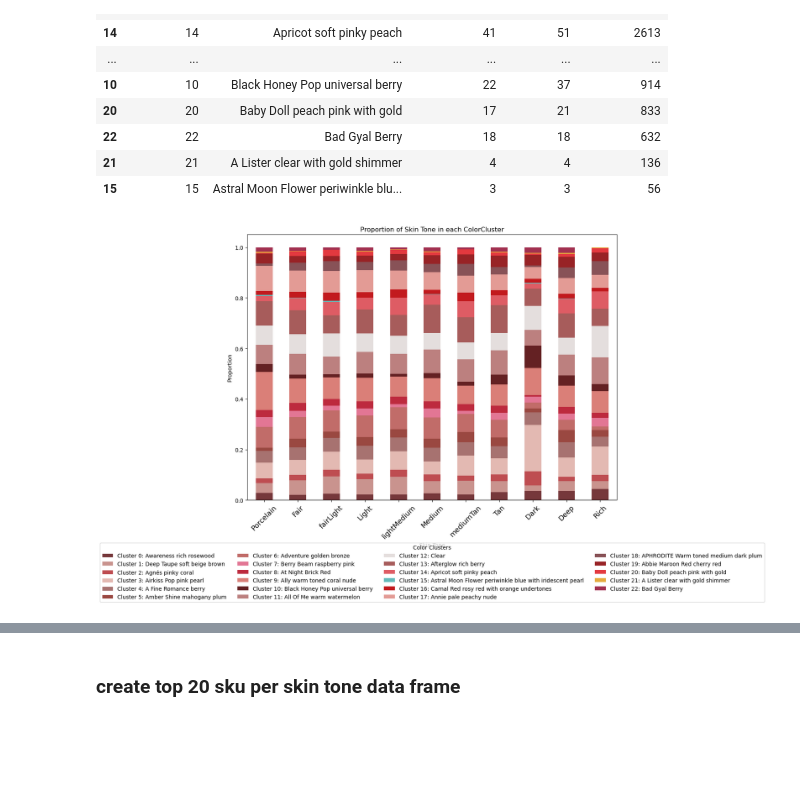
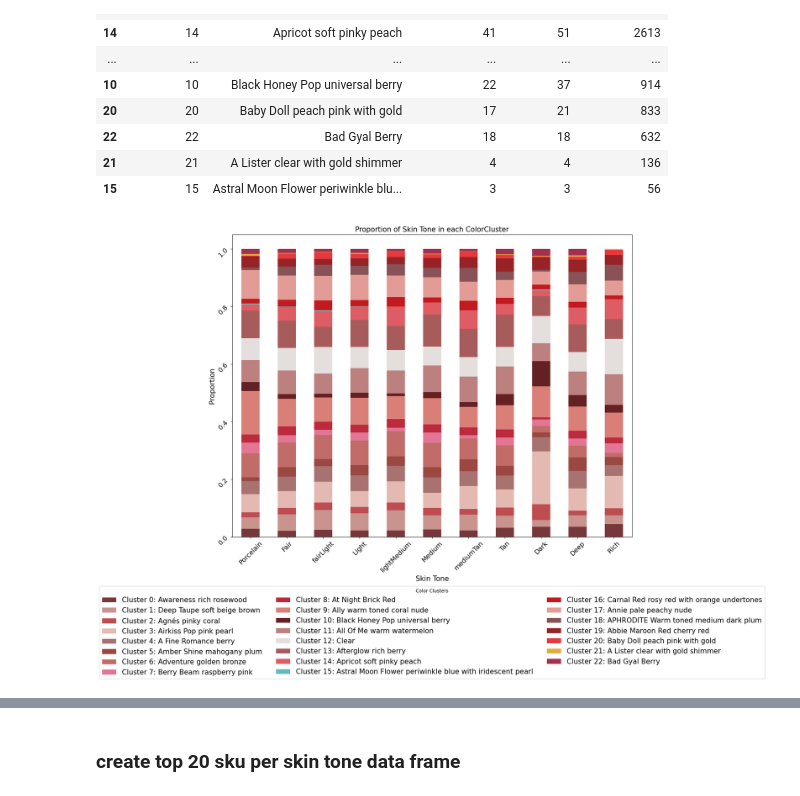
Before and after one commit to NoraStella-Chen/lipshade-lab, a Jupyter notebook: 2. EDA and Recommendation Datasets Preparation/2 EDA and Recommendation Datasets.ipynb, the cells around one changed output, grey strips where cells are left out. Cells and saved outputs as stored; diff of their text form; code cells hidden in the pictures; blank space fills up the shorter version.

```diff
--- a/2. EDA and Recommendation Datasets Preparation/2 EDA and Recommendation Datasets.ipynb
+++ b/2. EDA and Recommendation Datasets Preparation/2 EDA and Recommendation Datasets.ipynb
@@ -535,9 +493,9 @@ sorted_cluster_info = pd.DataFrame({
 })
 # %%
 # Visualize clusters
-plt.figure(figsize=(24, 10))
+plt.figure(figsize=(24, 18))
 for i in range(n_clusters):
-    plt.subplot(4, 6, i+1)
+    plt.subplot(6, 4, i+1)
     plt.axis('off')
     rgb_color = cluster_colors[i] / 255.0
     plt.imshow([[rgb_color]])
@@ -547,15 +505,15 @@ for i in range(n_clusters):
     sku_count = cluster_data['SKU_Count']
 
     # Split the title into multiple lines and set each with fontsize=15
-    plt.title(f"Cluster {i}", fontsize=14, pad=3)
+    plt.title(f"Cluster {i}", fontsize=16, pad=3)
     plt.text(0.5, -0.2, f"{color_name}",
              horizontalalignment='center',
              transform=plt.gca().transAxes,
-             fontsize=15)
+             fontsize=17)
     plt.text(0.5, -0.4, f"(#SKU={sku_count})",
              horizontalalignment='center',
              transform=plt.gca().transAxes,
-             fontsize=15)
+             fontsize=16)
 
 plt.tight_layout(h_pad=3, w_pad=3)
 plt.show()
@@ -643,42 +581,42 @@ ClusterColorDescription
 # Use this color map for your stacked bar chart
 facetone_cluster_table = pd.crosstab(
     df_review['ContextDataValues.skinTone.ValueLabel'],
     df_review['ColorCluster']
 )
 
 facetone_cluster_table = facetone_cluster_table.reindex(skin_tone_order)
 
 facetone_cluster_table_norm = facetone_cluster_table.div(facetone_cluster_table.sum(axis=1), axis=0)
 
-
-
-fig, ax = plt.subplots(figsize=(15, 10))
+fig, ax = plt.subplots(figsize=(18, 14))
 facetone_cluster_table_norm.plot(
     kind='bar',
     stacked=True,
     ax=ax,
     color=[color_map[i]['color'] for i in range(n_clusters)]
 )
 
-plt.title("Proportion of Skin Tone in each ColorCluster")
-plt.xlabel("Skin Tone")
-plt.ylabel("Proportion")
+plt.title("Proportion of Skin Tone in each ColorCluster",fontsize = 15)
+plt.xlabel("Skin Tone",fontsize = 15)
+plt.ylabel("Proportion",fontsize = 15)
 
 # Create legend with color names
 legend_labels = [f"Cluster {i}: {color_map[i]['name']}" for i in range(n_clusters)]
 plt.legend(
     title="Color Clusters",
     labels=legend_labels,
     loc='upper center',
     bbox_to_anchor=(0.5, -0.15),
-    ncol=4
+    ncol=3,
+    fontsize = 15
 )
 
-plt.xticks(rotation=45, fontsize = 13)
+plt.xticks(rotation=45, fontsize = 14)
+plt.yticks(rotation=45, fontsize = 14)
 plt.tight_layout()
 plt.show()
 # %% [output]
-[figure, old version]
+[figure, new version]
 # %%
 # Calculate the average rating by Skin Tone and ColorCluster and display in heatmap
 facetone_cluster_avg_rating = df_review.pivot_table(
```
Also changed, not shown: parts of 35 cells of this notebook, 14 other files.
